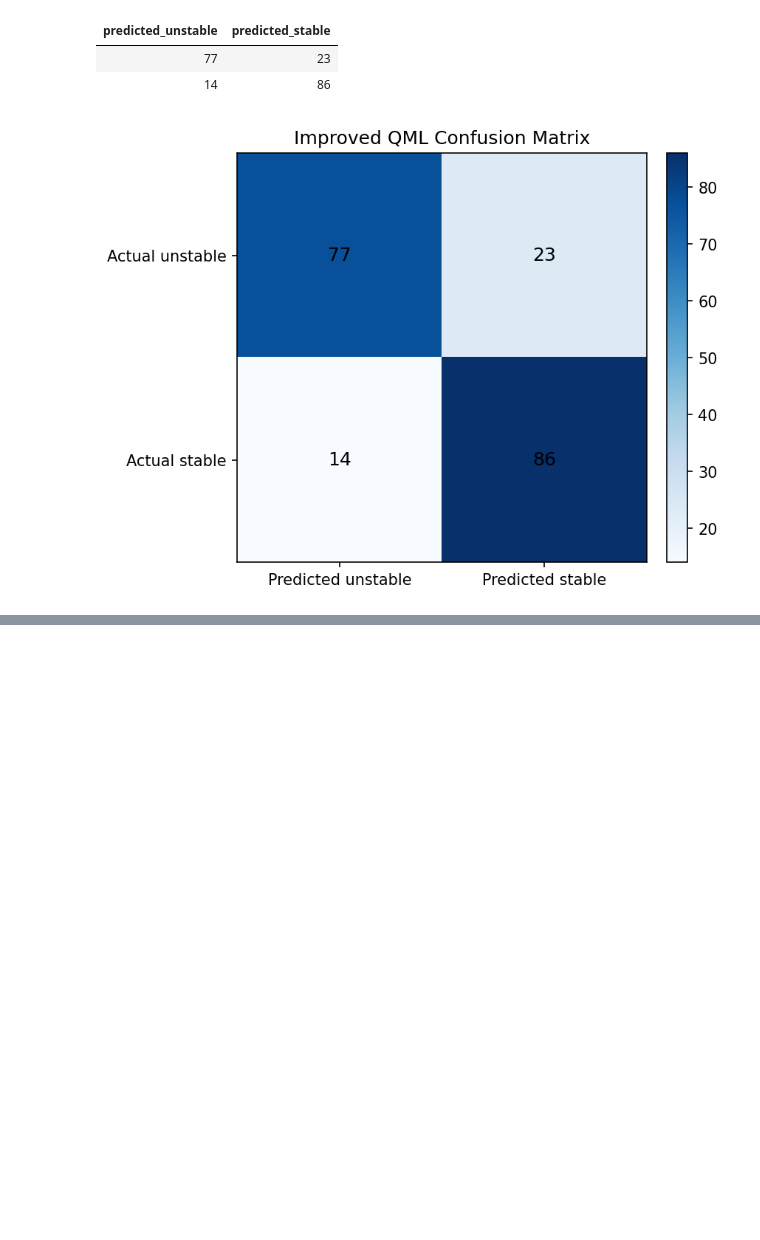
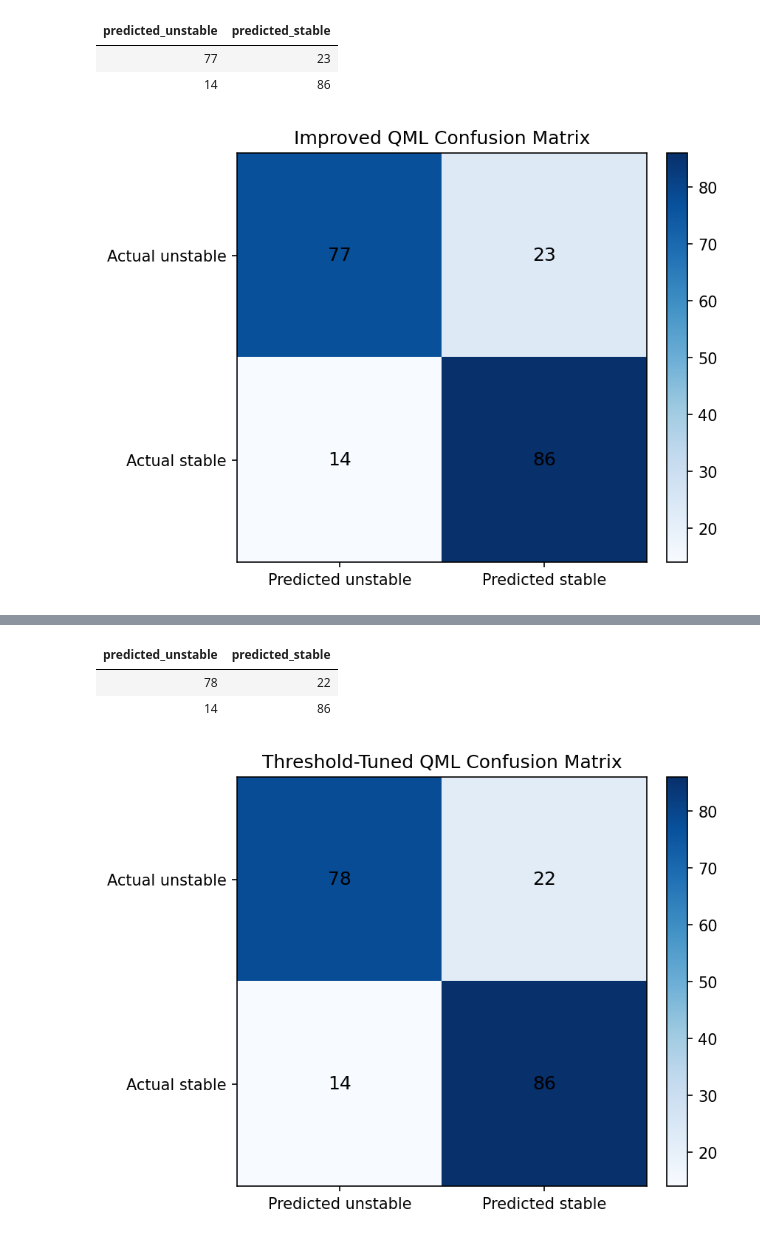
Before and after one commit to lifeknife10A/hybrid-quantum-battery-stability-prediction, a Jupyter notebook: Summer Vacation/Summer Vacation Main Presentation.ipynb, the cells around one changed output, grey strips where cells are left out. Saved outputs shown, nothing was run; the diff lists cells and outputs as text; code cells hidden in the pictures; blank space fills up the shorter version.

```diff
--- a/Summer Vacation/Summer Vacation Main Presentation.ipynb
+++ b/Summer Vacation/Summer Vacation Main Presentation.ipynb
@@ -413,3 +431,25 @@ display(improved_sample_predictions_dataframe)
 | mp-1185354 | LiGd2Os | 1 | 1 | 0.837175 |
 | mp-776176 | Li4Ti3V3(CuO8)2 | 0 | 0 | 0.134662 |
 | mp-758945 | Li5CuHO4 | 0 | 0 | 0.144349 |
+# %%
+improved_best_threshold_result = improved_qml_threshold_results_dataframe.sort_values(
+    by=["cv_stable_f1", "cv_accuracy", "cv_stable_recall"],
+    ascending=[False, False, False],
+).iloc[0]
+
+threshold_true_labels = improved_qml_threshold_predictions_dataframe["target_is_stable"]
+threshold_qml_predicted_labels = improved_qml_threshold_predictions_dataframe["threshold_qml_predicted_label"]
+
+threshold_summary_dataframe = pd.DataFrame([
+    {
+        "section": "Threshold experiment",
+        "selected_threshold": improved_best_threshold_result["stable_threshold"],
+        "cv_stable_f1": improved_best_threshold_result["cv_stable_f1"],
+        "test_accuracy": accuracy_score(threshold_true_labels, threshold_qml_predicted_labels),
+        "test_stable_precision": precision_score(threshold_true_labels, threshold_qml_predicted_labels, zero_division=0),
+        "test_stable_recall": recall_score(threshold_true_labels, threshold_qml_predicted_labels, zero_division=0),
+        "test_stable_f1": f1_score(threshold_true_labels, threshold_qml_predicted_labels, zero_division=0),
+    }
+]).round(4)
+
+display(threshold_summary_dataframe)
@@ -416,3 +459,31 @@ display(improved_sample_predictions_dataframe)
+# %%
+threshold_qml_confusion_matrix = confusion_matrix(
+    threshold_true_labels,
+    threshold_qml_predicted_labels,
+    labels=[0, 1],
+)
+threshold_confusion_dataframe = pd.DataFrame(
+    threshold_qml_confusion_matrix,
+    index=["actual_unstable", "actual_stable"],
+    columns=["predicted_unstable", "predicted_stable"],
+)
+display(threshold_confusion_dataframe)
+
+plt.figure(figsize=(5.8, 4.8))
+plt.imshow(threshold_qml_confusion_matrix, cmap="Blues")
+plt.title("Threshold-Tuned QML Confusion Matrix")
+plt.xticks([0, 1], ["Predicted unstable", "Predicted stable"])
+plt.yticks([0, 1], ["Actual unstable", "Actual stable"])
+for row_index in range(2):
+    for column_index in range(2):
+        plt.text(column_index, row_index, threshold_qml_confusion_matrix[row_index, column_index], ha="center", va="center")
+plt.colorbar()
+plt.show()
+# %% [output]
+| predicted_unstable | predicted_stable |
+| 78 | 22 |
+| 14 | 86 |
+[figure, added]
 # %%
 display(Markdown("""# Presentation Conclusion
 
```
Also changed, not shown: parts of 5 cells of this notebook, 8 other files.
